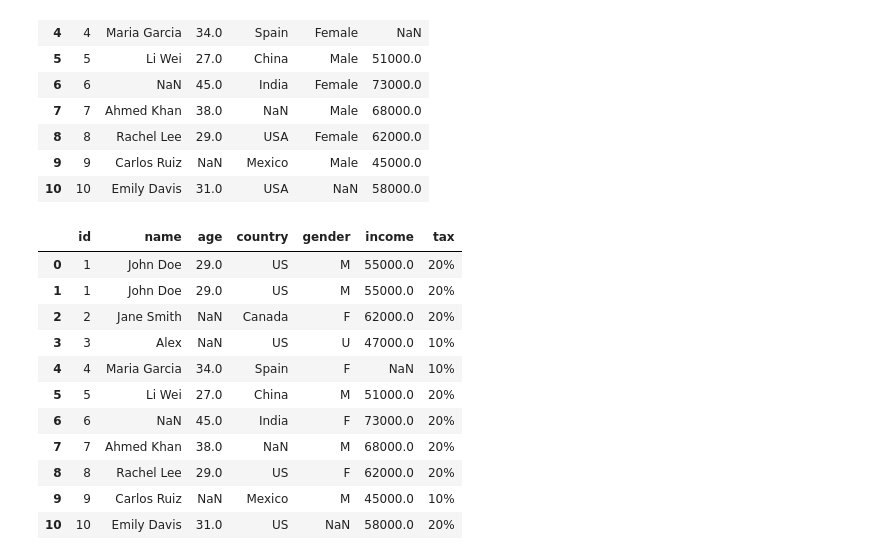
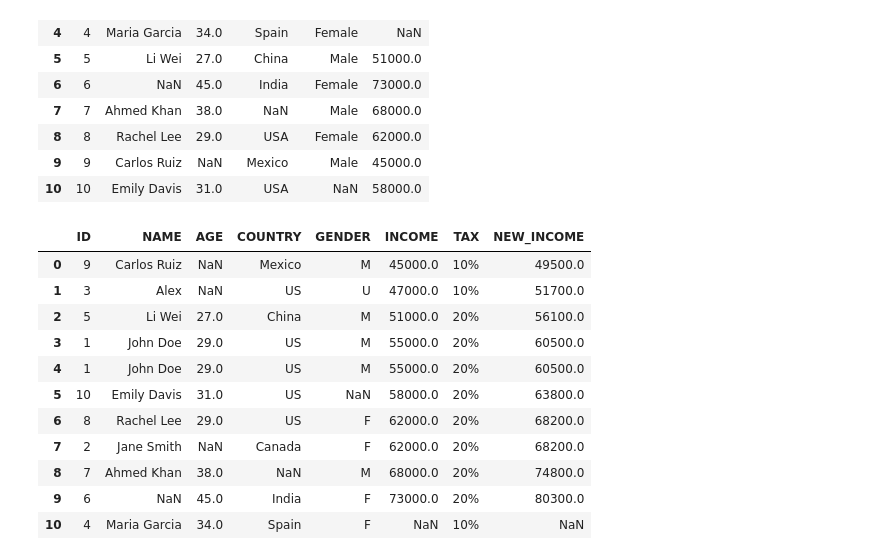
Before and after one commit to Nahin4200/AI-ML_learning_journey, a Jupyter notebook: pandas/pandas_01.ipynb, the cells around one changed output. Cells and saved outputs as stored; diff of their text form; code cells hidden in the pictures.

Commit message:
add Transformation of the data

```diff
--- a/pandas/pandas_01.ipynb
+++ b/pandas/pandas_01.ipynb
@@ -451,32 +452,46 @@ df["country"].str.contains("india", case = False)
 # %%
 #Transformation of the data
 
 df2 = df.copy()
 df2["tax"] = df2["income"].apply(lambda x : "20%" if x >= 50000 else "10%")
 
 
 gender_map = {"Male": "M", "Female": "F", "Unknown": "U"}
 df2["gender"] = df2["gender"].map(gender_map)
 
 
-df2.assign(new_income = df2["income"] * 1.1)
+df2 = df2.assign(new_income = df2["income"] * 1.1)
+df2
 
 
 df2["country"] = df2["country"].replace("USA", "US")
 
-df2
+
+df2.columns = ["ID", "NAME", "AGE", "COUNTRY", "GENDER", "INCOME", "TAX", "NEW_INCOME"]
+df2 = df2.rename(columns = {"INCOME":"SELARY"})
+df2 = df2.rename(columns = {"SELARY":"INCOME"})
+
+
+df2.rename(index = {1: "first"})
+
+df2.sort_values("INCOME")
+# df2.sort_values("INCOME", ascending = False)
+sorted_data = df2.sort_values(["INCOME","AGE"])
+# sorted_data.sort_index()
+sorted_data.reset_index()
+sorted_data.reset_index(drop = True)
 # %% [output]
-|  | id | name | age | country | gender | income | tax |
-| 0 | 1 | John Doe | 29.0 | US | M | 55000.0 | 20% |
-| 1 | 1 | John Doe | 29.0 | US | M | 55000.0 | 20% |
-| 2 | 2 | Jane Smith | NaN | Canada | F | 62000.0 | 20% |
-| 3 | 3 | Alex | NaN | US | U | 47000.0 | 10% |
-| 4 | 4 | Maria Garcia | 34.0 | Spain | F | NaN | 10% |
-| 5 | 5 | Li Wei | 27.0 | China | M | 51000.0 | 20% |
-| 6 | 6 | NaN | 45.0 | India | F | 73000.0 | 20% |
-| 7 | 7 | Ahmed Khan | 38.0 | NaN | M | 68000.0 | 20% |
-| 8 | 8 | Rachel Lee | 29.0 | US | F | 62000.0 | 20% |
-| 9 | 9 | Carlos Ruiz | NaN | Mexico | M | 45000.0 | 10% |
-| 10 | 10 | Emily Davis | 31.0 | US | NaN | 58000.0 | 20% |
+|  | ID | NAME | AGE | COUNTRY | GENDER | INCOME | TAX | NEW_INCOME |
+| 0 | 9 | Carlos Ruiz | NaN | Mexico | M | 45000.0 | 10% | 49500.0 |
+| 1 | 3 | Alex | NaN | US | U | 47000.0 | 10% | 51700.0 |
+| 2 | 5 | Li Wei | 27.0 | China | M | 51000.0 | 20% | 56100.0 |
+| 3 | 1 | John Doe | 29.0 | US | M | 55000.0 | 20% | 60500.0 |
+| 4 | 1 | John Doe | 29.0 | US | M | 55000.0 | 20% | 60500.0 |
+| 5 | 10 | Emily Davis | 31.0 | US | NaN | 58000.0 | 20% | 63800.0 |
+| 6 | 8 | Rachel Lee | 29.0 | US | F | 62000.0 | 20% | 68200.0 |
+| 7 | 2 | Jane Smith | NaN | Canada | F | 62000.0 | 20% | 68200.0 |
+| 8 | 7 | Ahmed Khan | 38.0 | NaN | M | 68000.0 | 20% | 74800.0 |
+| 9 | 6 | NaN | 45.0 | India | F | 73000.0 | 20% | 80300.0 |
+| 10 | 4 | Maria Garcia | 34.0 | Spain | F | NaN | 10% | NaN |
 # %%
 df
```
Also changed, not shown: parts of 2 cells of this notebook.
